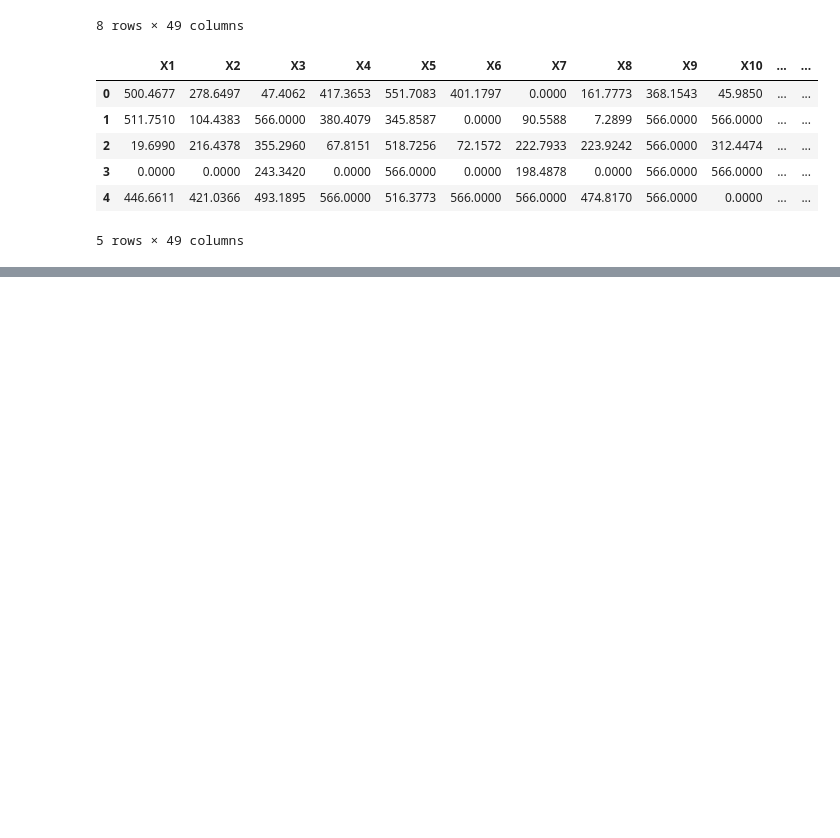
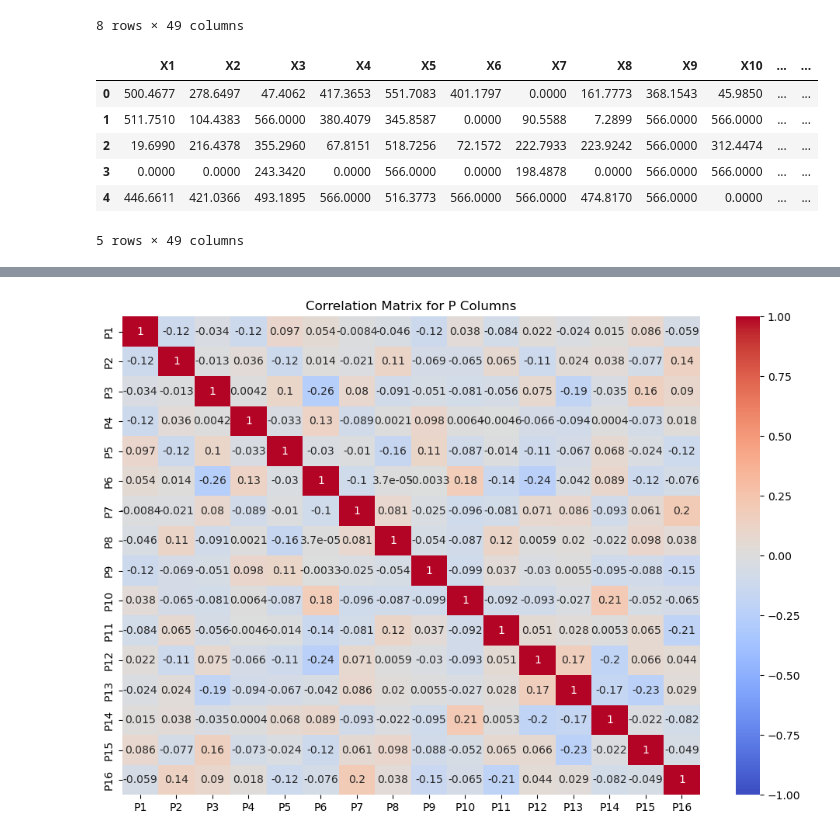
Before and after one commit to jqbpoz/Data-Analyst-UJ, a Jupyter notebook: Project 1/project 1.ipynb, the cells around one changed output, grey strips where cells are left out. Drawn from its saved outputs; the diff is of its cells as text; code cells hidden in the pictures; blank space fills up the shorter version.

```diff
--- a/Project 1/project 1.ipynb
+++ b/Project 1/project 1.ipynb
@@ -75,0 +123,8 @@ df_sydney.head()
+# %%
+# Plot correlation heatmap for P columns
+plt.figure(figsize=(12, 8))
+sns.heatmap(corr_P, annot=True, cmap='coolwarm', vmin=-1, vmax=1)
+plt.title('Correlation Matrix for P Columns')
+plt.show()
+# %% [output]
+[figure, added]
```
Also changed, not shown: parts of 8 cells of this notebook.
